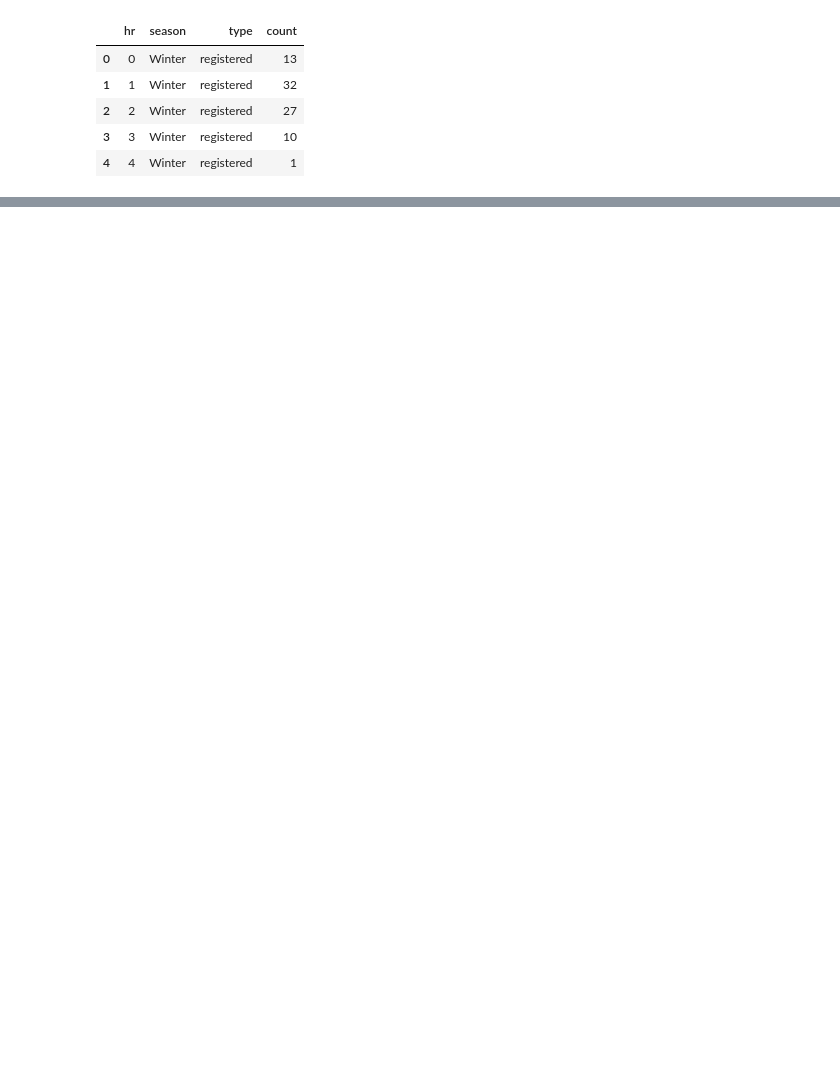
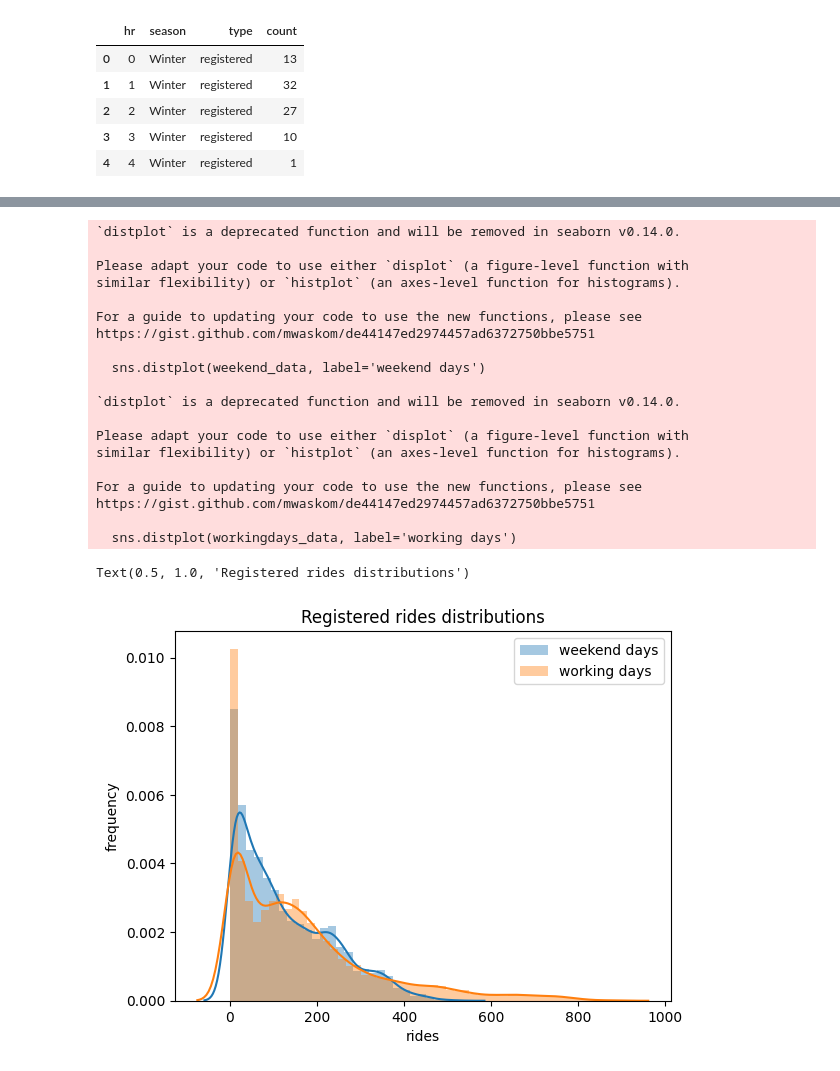
Before and after one commit to MuZidane/Bike-Sharing-Extensive-DA, a Jupyter notebook: home.ipynb, the cells around one changed output, grey strips where cells are left out. Saved outputs shown, nothing was run; the diff lists cells and outputs as text; code cells hidden in the pictures; blank space fills up the shorter version.

```diff
--- a/home.ipynb
+++ b/home.ipynb
@@ -214,0 +240,9 @@ grid.map(sns.barplot, 'hr', 'count', alpha=0.6)
+# %%
+# define mask, indicating if the day is weekend or work day
+weekend_days = ['Saturday', 'Sunday']
+weekend_mask = preprocessed_data.weekday.isin(weekend_days)
+workingdays_mask = ~preprocessed_data.weekday.isin(weekend_days)
+# %%
+# select registered rides for the weekend and working days
+weekend_data = preprocessed_data.registered[weekend_mask]
+workingdays_data = preprocessed_data.registered[workingdays_mask]
@@ -214,0 +256,30 @@ grid.map(sns.barplot, 'hr', 'count', alpha=0.6)
+# %%
+# plot distributions of registered rides for working vs weekend days
+sns.distplot(weekend_data, label='weekend days')
+sns.distplot(workingdays_data, label='working days')
+plt.legend()
+plt.xlabel('rides')
+plt.ylabel('frequency')
+plt.title("Registered rides distributions")
+# %% [output]
+`distplot` is a deprecated function and will be removed in seaborn v0.14.0.
+
+Please adapt your code to use either `displot` (a figure-level function with
+similar flexibility) or `histplot` (an axes-level function for histograms).
+
+For a guide to updating your code to use the new functions, please see
+https://gist.github.com/mwaskom/de44147ed2974457ad6372750bbe5751
+
+  sns.distplot(weekend_data, label='weekend days')
+
+`distplot` is a deprecated function and will be removed in seaborn v0.14.0.
+
+Please adapt your code to use either `displot` (a figure-level function with
+similar flexibility) or `histplot` (an axes-level function for histograms).
+
+For a guide to updating your code to use the new functions, please see
+https://gist.github.com/mwaskom/de44147ed2974457ad6372750bbe5751
+
+  sns.distplot(workingdays_data, label='working days')
+Text(0.5, 1.0, 'Registered rides distributions')
+[figure, added]
```
Also changed, not shown: parts of 11 cells of this notebook, 1 other file.
